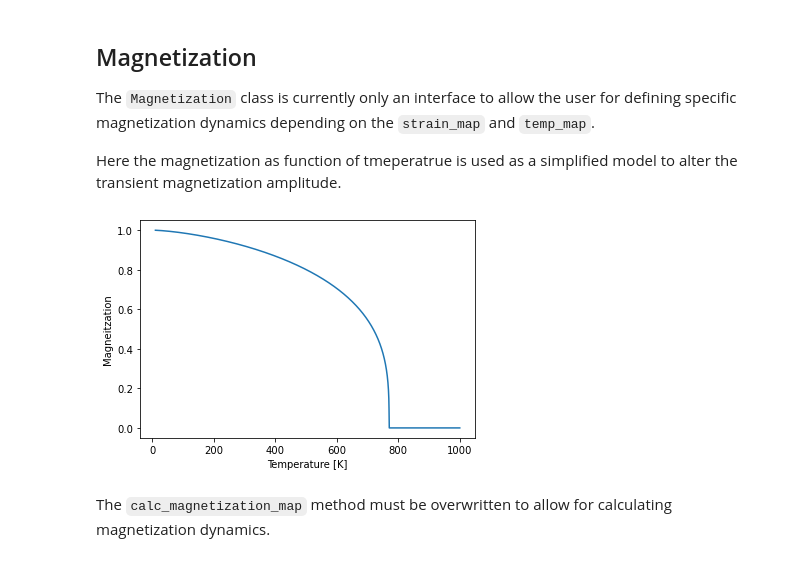
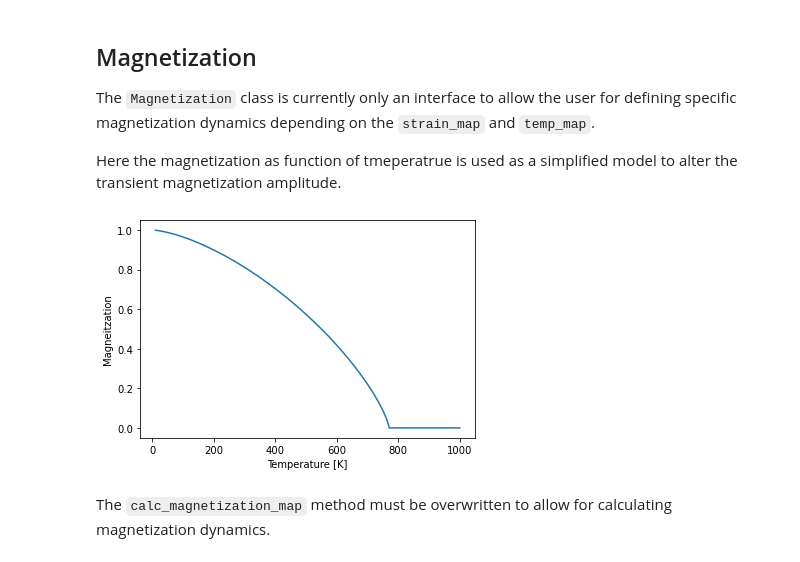
Before and after one commit to dschick/udkm1Dsim, a Jupyter notebook: docs/source/examples/dynamical_magnetic_xray.ipynb, the cells around one changed output. Drawn from its saved outputs; the diff is of its cells as text; code cells hidden in the pictures.

```diff
--- a/docs/source/examples/dynamical_magnetic_xray.ipynb
+++ b/docs/source/examples/dynamical_magnetic_xray.ipynb
@@ -188,19 +188,19 @@ The `Magnetization` class is currently only an interface to allow the user for d
 
 Here the magnetization as function of tmeperatrue is used as a simplified model to alter the transient magnetization amplitude.
 # %%
-def magnetization_cuire(x,Tc, M0, beta):
+def magnetization_curie(x,Tc, M0, beta):
     m = M0*((1-(x/Tc)**(3/2))**beta)*np.heaviside(Tc-x, 0.5)
     m[np.isnan(m)] = 0
     return m
 
 plt.figure()
 temperatures = np.r_[10:1000:0.1]
-plt.plot(temperatures, magnetization_cuire(temperatures, 770, 1, .3))
+plt.plot(temperatures, magnetization_curie(temperatures, 770, 1, 0.75))
 plt.xlabel('Temperature [K]')
 plt.ylabel('Magneitzation')
 plt.show()
 # %% [output]
-[figure, old version]
+[figure, new version]
 # %% [markdown]
 The `calc_magnetization_map` method must be overwritten to allow for calculating magnetization dynamics.
 # %%
```
Also changed, not shown: parts of 23 cells of this notebook.
